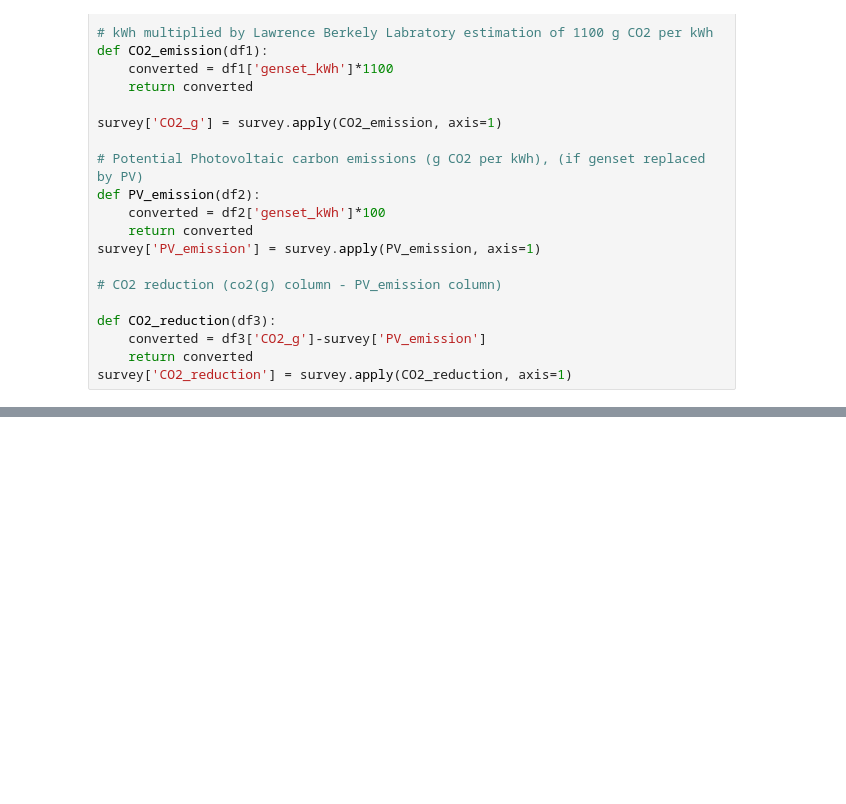
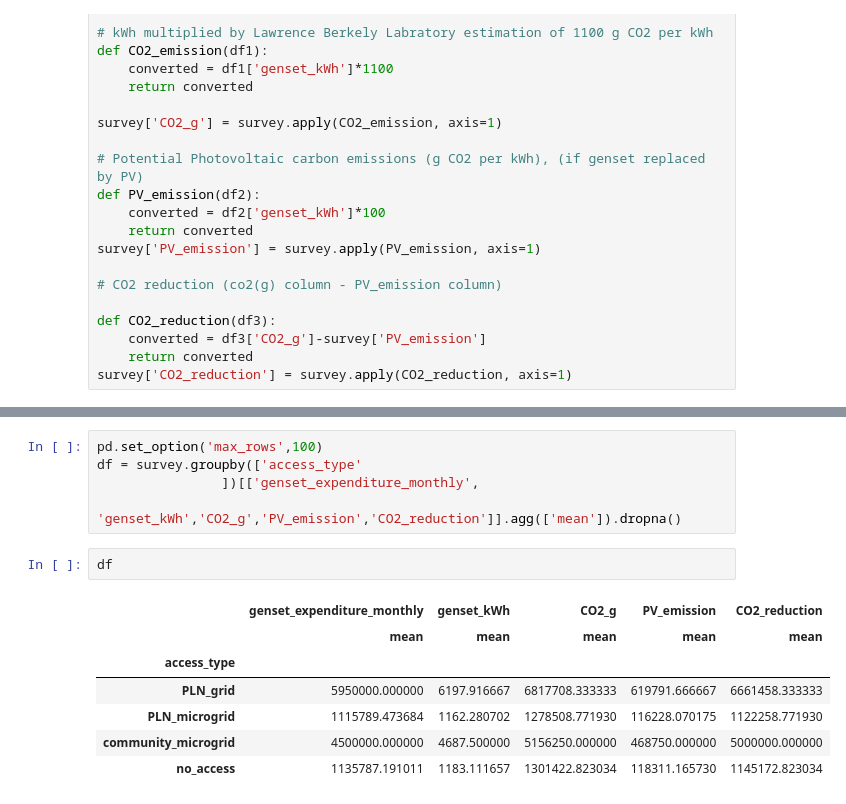
Before and after one commit to mattrosi/sentani-labbook, a Jupyter notebook: 2015-08-03-CO2-Genset.ipynb, the cells around one changed output, grey strips where cells are left out. Drawn from its saved outputs; the diff is of its cells as text; blank space fills up the shorter version.

```diff
--- a/2015-08-03-CO2-Genset.ipynb
+++ b/2015-08-03-CO2-Genset.ipynb
@@ -133,0 +124,15 @@ locs, labels = plt.xticks()
+# %%
+pd.set_option('max_rows',100)
+df = survey.groupby(['access_type'
+                ])[['genset_expenditure_monthly',
+                                  'genset_kWh','CO2_g','PV_emission','CO2_reduction']].agg(['mean']).dropna()
+# %%
+df
+# %% [output]
+|  | genset_expenditure_monthly | genset_kWh | CO2_g | PV_emission | CO2_reduction |
+|  | mean | mean | mean | mean | mean |
+| access_type |  |  |  |  |  |
+| PLN_grid | 5950000.000000 | 6197.916667 | 6817708.333333 | 619791.666667 | 6661458.333333 |
+| PLN_microgrid | 1115789.473684 | 1162.280702 | 1278508.771930 | 116228.070175 | 1122258.771930 |
+| community_microgrid | 4500000.000000 | 4687.500000 | 5156250.000000 | 468750.000000 | 5000000.000000 |
+| no_access | 1135787.191011 | 1183.111657 | 1301422.823034 | 118311.165730 | 1145172.823034 |
```
Also changed, not shown: parts of 7 cells of this notebook.
